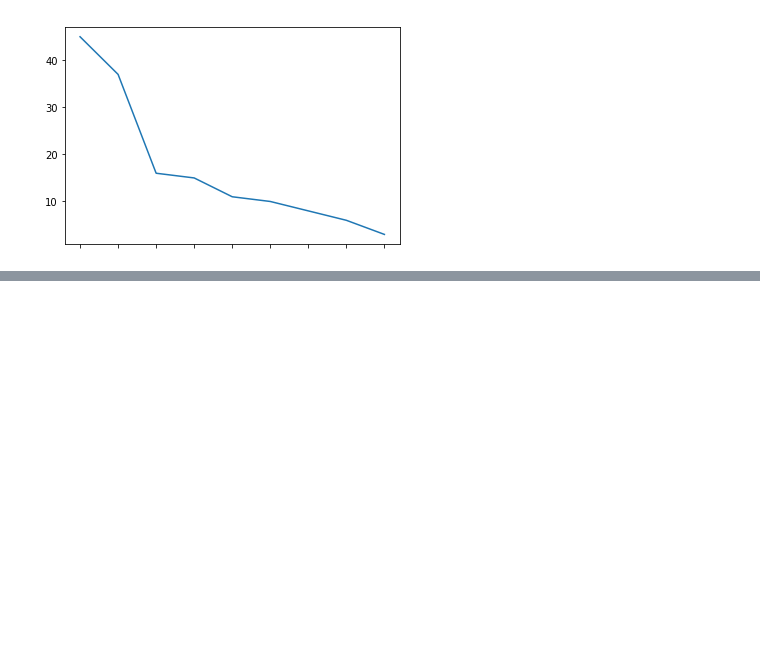
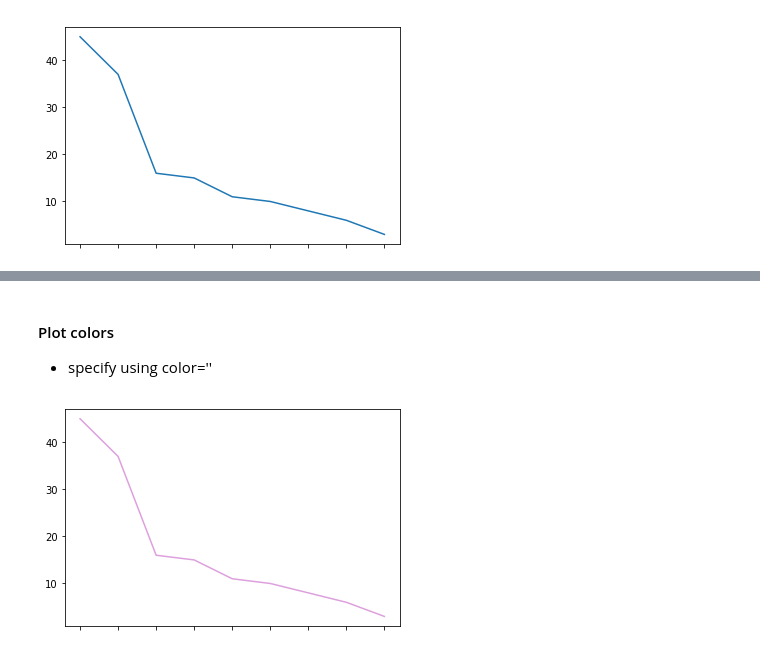
Before and after one commit to surya-durgaputra/PythonBasics, a Jupyter notebook: Pandas/PandasFocused/04-Plotting.ipynb, the cells around one changed output, grey strips where cells are left out. Cells and saved outputs as stored; diff of their text form; code cells hidden in the pictures; blank space fills up the shorter version.

```diff
--- a/Pandas/PandasFocused/04-Plotting.ipynb
+++ b/Pandas/PandasFocused/04-Plotting.ipynb
@@ -63,0 +85,7 @@ fo.Sport.value_counts().plot(kind='line');
+# %% [markdown]
+#### Plot colors
+- specify using color=''
+# %%
+fo.Sport.value_counts().plot(kind='line', color='plum');
+# %% [output]
+[figure, added]
```
Also changed, not shown: parts of 17 cells of this notebook.
